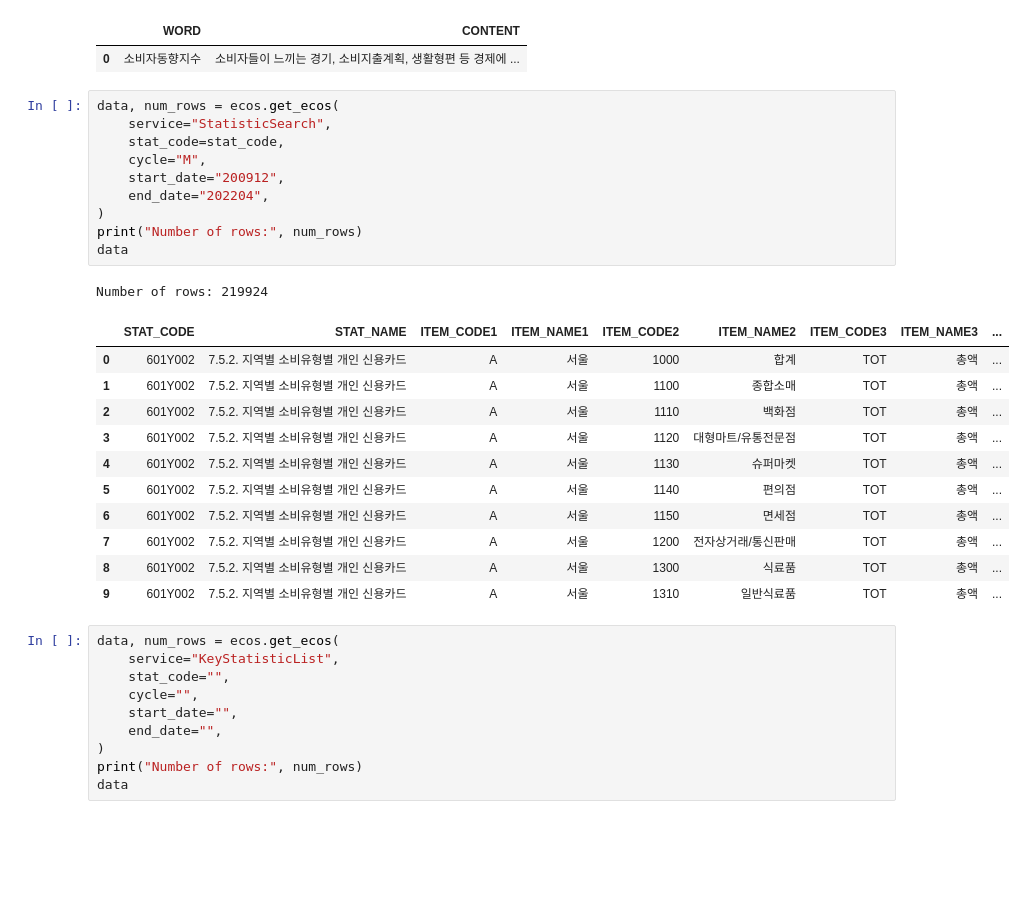
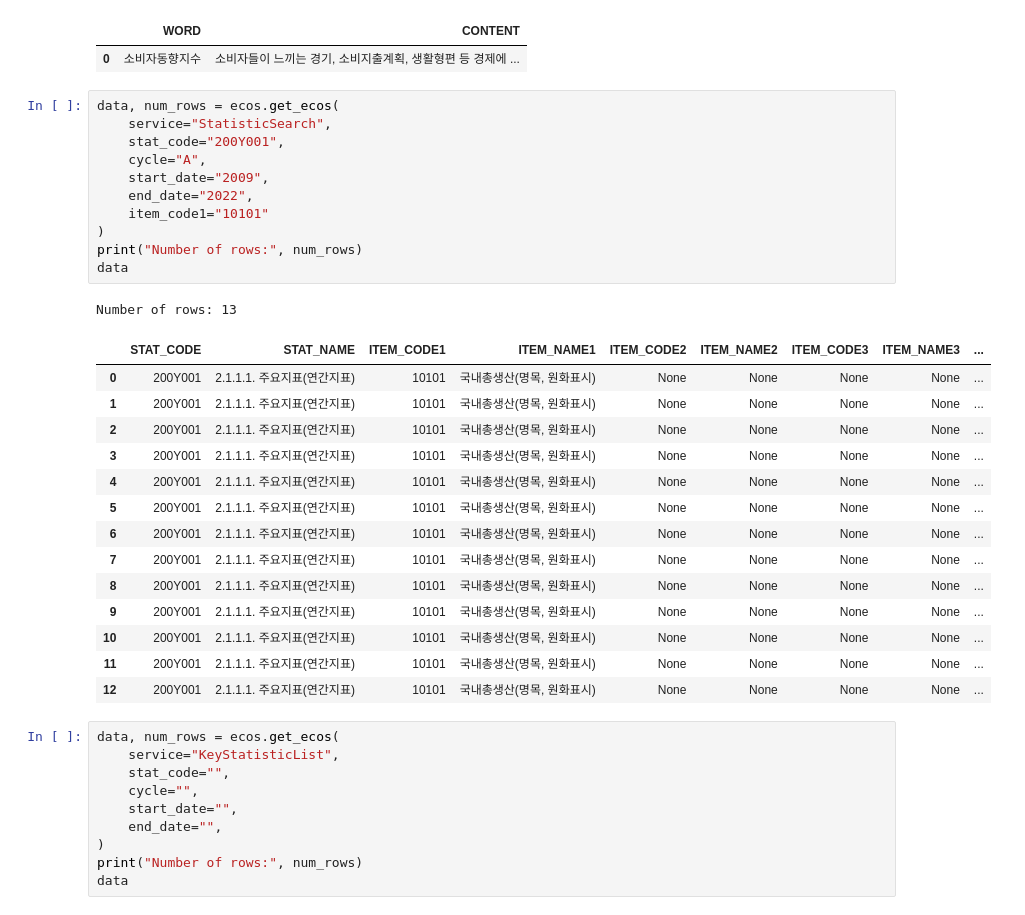
Before and after one commit to entelecheia/ekorpkit-book, a Jupyter notebook: ekorpkit-book/docs/usecases/bok/01_BOK_numerical_data.ipynb, the cells around one changed output. Saved outputs shown, nothing was run; the diff lists cells and outputs as text; blank space fills up the shorter version.

```diff
--- a/ekorpkit-book/docs/usecases/bok/01_BOK_numerical_data.ipynb
+++ b/ekorpkit-book/docs/usecases/bok/01_BOK_numerical_data.ipynb
@@ -98,26 +100,30 @@ Number of rows: 1
 # %%
 data, num_rows = ecos.get_ecos(
     service="StatisticSearch",
-    stat_code=stat_code,
-    cycle="M",
-    start_date="200912",
-    end_date="202204",
+    stat_code="200Y001",
+    cycle="A",
+    start_date="2009",
+    end_date="2022",
+    item_code1="10101"
 )
 print("Number of rows:", num_rows)
 data
 # %% [output]
-Number of rows: 219924
+Number of rows: 13
 |  | STAT_CODE | STAT_NAME | ITEM_CODE1 | ITEM_NAME1 | ITEM_CODE2 | ITEM_NAME2 | ITEM_CODE3 | ITEM_NAME3 | ... |
-| 0 | 601Y002 | 7.5.2. 지역별 소비유형별 개인 신용카드 | A | 서울 | 1000 | 합계 | TOT | 총액 | ... |
-| 1 | 601Y002 | 7.5.2. 지역별 소비유형별 개인 신용카드 | A | 서울 | 1100 | 종합소매 | TOT | 총액 | ... |
-| 2 | 601Y002 | 7.5.2. 지역별 소비유형별 개인 신용카드 | A | 서울 | 1110 | 백화점 | TOT | 총액 | ... |
-| 3 | 601Y002 | 7.5.2. 지역별 소비유형별 개인 신용카드 | A | 서울 | 1120 | 대형마트/유통전문점 | TOT | 총액 | ... |
-| 4 | 601Y002 | 7.5.2. 지역별 소비유형별 개인 신용카드 | A | 서울 | 1130 | 슈퍼마켓 | TOT | 총액 | ... |
-| 5 | 601Y002 | 7.5.2. 지역별 소비유형별 개인 신용카드 | A | 서울 | 1140 | 편의점 | TOT | 총액 | ... |
-| 6 | 601Y002 | 7.5.2. 지역별 소비유형별 개인 신용카드 | A | 서울 | 1150 | 면세점 | TOT | 총액 | ... |
-| 7 | 601Y002 | 7.5.2. 지역별 소비유형별 개인 신용카드 | A | 서울 | 1200 | 전자상거래/통신판매 | TOT | 총액 | ... |
-| 8 | 601Y002 | 7.5.2. 지역별 소비유형별 개인 신용카드 | A | 서울 | 1300 | 식료품 | TOT | 총액 | ... |
-| 9 | 601Y002 | 7.5.2. 지역별 소비유형별 개인 신용카드 | A | 서울 | 1310 | 일반식료품 | TOT | 총액 | ... |
+| 0 | 200Y001 | 2.1.1.1. 주요지표(연간지표) | 10101 | 국내총생산(명목, 원화표시) | None | None | None | None | ... |
+| 1 | 200Y001 | 2.1.1.1. 주요지표(연간지표) | 10101 | 국내총생산(명목, 원화표시) | None | None | None | None | ... |
+| 2 | 200Y001 | 2.1.1.1. 주요지표(연간지표) | 10101 | 국내총생산(명목, 원화표시) | None | None | None | None | ... |
+| 3 | 200Y001 | 2.1.1.1. 주요지표(연간지표) | 10101 | 국내총생산(명목, 원화표시) | None | None | None | None | ... |
+| 4 | 200Y001 | 2.1.1.1. 주요지표(연간지표) | 10101 | 국내총생산(명목, 원화표시) | None | None | None | None | ... |
+| 5 | 200Y001 | 2.1.1.1. 주요지표(연간지표) | 10101 | 국내총생산(명목, 원화표시) | None | None | None | None | ... |
+| 6 | 200Y001 | 2.1.1.1. 주요지표(연간지표) | 10101 | 국내총생산(명목, 원화표시) | None | None | None | None | ... |
+| 7 | 200Y001 | 2.1.1.1. 주요지표(연간지표) | 10101 | 국내총생산(명목, 원화표시) | None | None | None | None | ... |
+| 8 | 200Y001 | 2.1.1.1. 주요지표(연간지표) | 10101 | 국내총생산(명목, 원화표시) | None | None | None | None | ... |
+| 9 | 200Y001 | 2.1.1.1. 주요지표(연간지표) | 10101 | 국내총생산(명목, 원화표시) | None | None | None | None | ... |
+| 10 | 200Y001 | 2.1.1.1. 주요지표(연간지표) | 10101 | 국내총생산(명목, 원화표시) | None | None | None | None | ... |
+| 11 | 200Y001 | 2.1.1.1. 주요지표(연간지표) | 10101 | 국내총생산(명목, 원화표시) | None | None | None | None | ... |
+| 12 | 200Y001 | 2.1.1.1. 주요지표(연간지표) | 10101 | 국내총생산(명목, 원화표시) | None | None | None | None | ... |
 # %%
 data, num_rows = ecos.get_ecos(
     service="KeyStatisticList",
```
Also changed, not shown: parts of 1 cell of this notebook.
